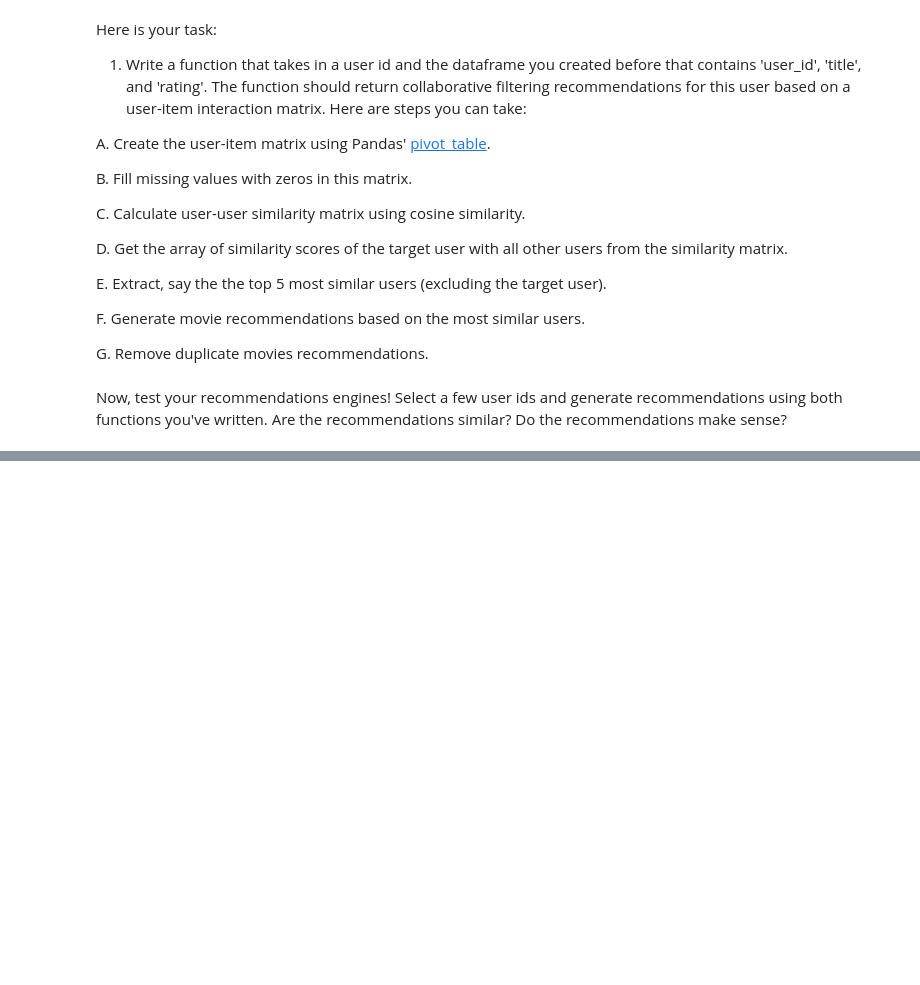
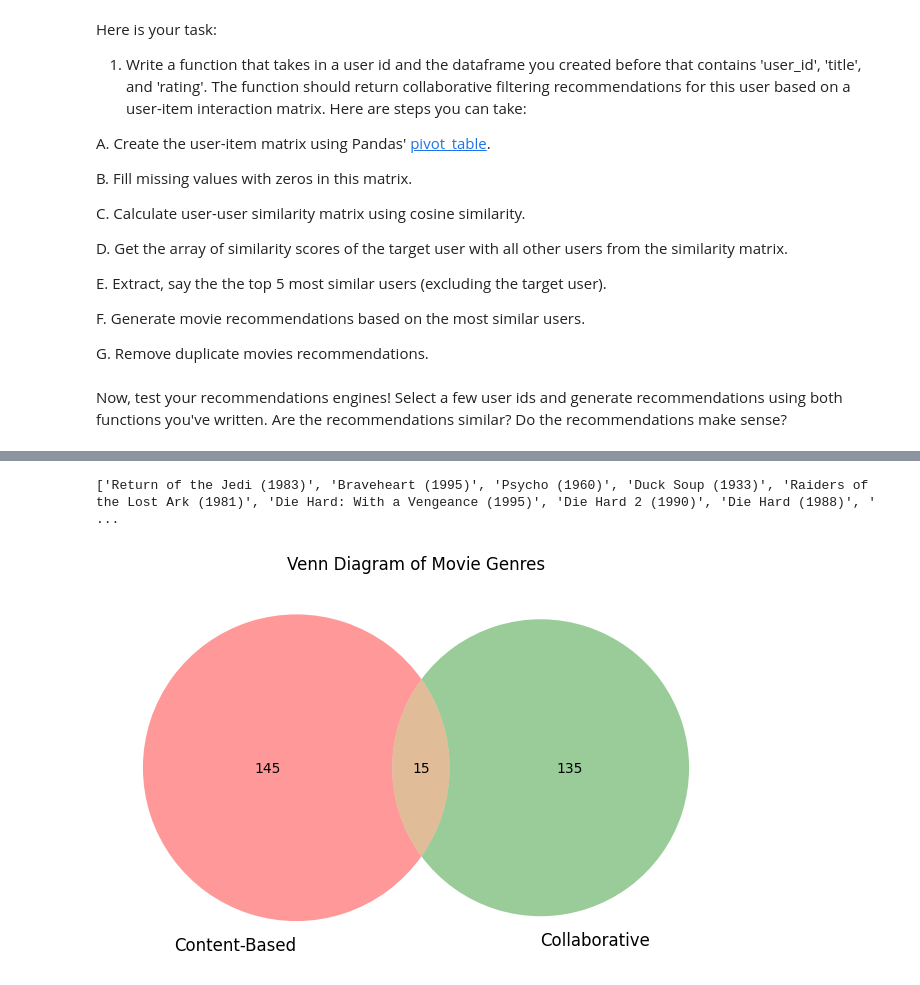
Before and after one commit to hsreekumar/Data_capstone, a Jupyter notebook: Student_MLE_MiniProject_Recommendation_Engines.ipynb, the cells around one changed output, grey strips where cells are left out. Saved outputs shown, nothing was run; the diff lists cells and outputs as text; code cells hidden in the pictures; blank space fills up the shorter version.

```diff
--- a/Student_MLE_MiniProject_Recommendation_Engines.ipynb
+++ b/Student_MLE_MiniProject_Recommendation_Engines.ipynb
@@ -324,0 +270,4 @@ cosine for 3rd movie with movie index: [16] : [[0.10801791 0.43694049 0.40701128
+# %%
+result_map, result_list = content_based_recommendation(22, merged_df)
+print(f'\nResult Map: {result_map} \n')
+print(f'Result List: {result_list}')
@@ -391,19 +358,25 @@ def collaborative_filtering_recommendation(user_id, df):
   # Get the array of similarity scores of the target user with all other users
   target_user_similarity = user_similarity[user_id - 1]
   # Find the top N most similar users (excluding the target user)
-  top_similar_users = np.argsort(target_user_similarity)[::-1][1:6]
-  print(top_similar_users)
+  top_similar_users = np.argsort(target_user_similarity)[::-1][:6]
+  print(f'top_similar_users:{top_similar_users}\n')
+  top_similar_users = top_similar_users[1:]
+  print(f'top_similar_users excluding self:{top_similar_users}\n')
   # Generate movie recommendations based on the most similar users
   recommendations = {}
   for user_index in top_similar_users:
     user_ratings = user_item_matrix.iloc[user_index]
   # Remove duplicates from recommendations
-    recommendations[user_index + 1] = user_ratings[user_ratings == 0].index.tolist()
+    top50 = user_ratings[user_ratings != 0].sort_values( ascending=False).head(50).index.tolist()
+    recommendations[user_index + 1] = top50
+    print(f'user_ratings for {user_index +1}:{top50[:10]}\n')
   return recommendations
 # %% [markdown]
 Now, test your recommendations engines! Select a few user ids and generate recommendations using both functions you've written. Are the recommendations similar? Do the recommendations make sense?
 # %%
 # Test the recommendation engines
-r = collaborative_filtering_recommendation(22, merged_df)
-print(r)
+r_map = collaborative_filtering_recommendation(22, merged_df)
+r_list = list(r_map.values())
+print(f'\nResults map:{r_map} \n')
+print(f'Results List:{r_list}')
 # %% [output]
@@ -411,0 +401,19 @@ print(r)
+# %%
+flattened_rlist = list(chain(*r_list))
+print(flattened_rlist)
+
+
+# Convert lists to sets for set operations
+set1 = set(result_list)
+set2 = set(flattened_rlist)
+
+# Create a Venn diagram
+plt.figure(figsize=(8, 8))
+venn2([set1, set2], ('Content-Based', 'Collaborative'))
+
+# Title and display the plot
+plt.title('Venn Diagram of Movie Genres')
+plt.show()
+# %% [output]
+['Return of the Jedi (1983)', 'Braveheart (1995)', 'Psycho (1960)', 'Duck Soup (1933)', 'Raiders of the Lost Ark (1981)', 'Die Hard: With a Vengeance (1995)', 'Die Hard 2 (1990)', 'Die Hard (1988)', ' ...
+[figure, added]
```
Also changed, not shown: parts of 6 cells of this notebook.
